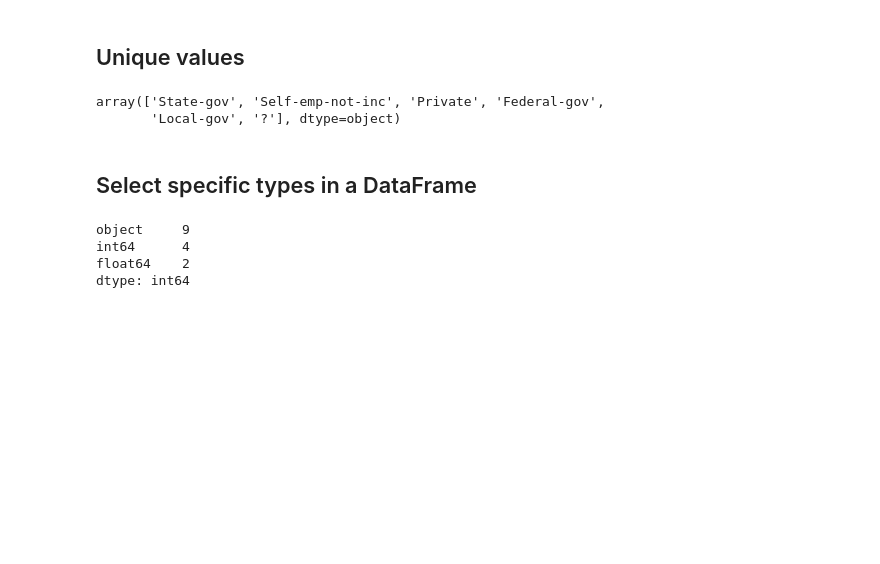
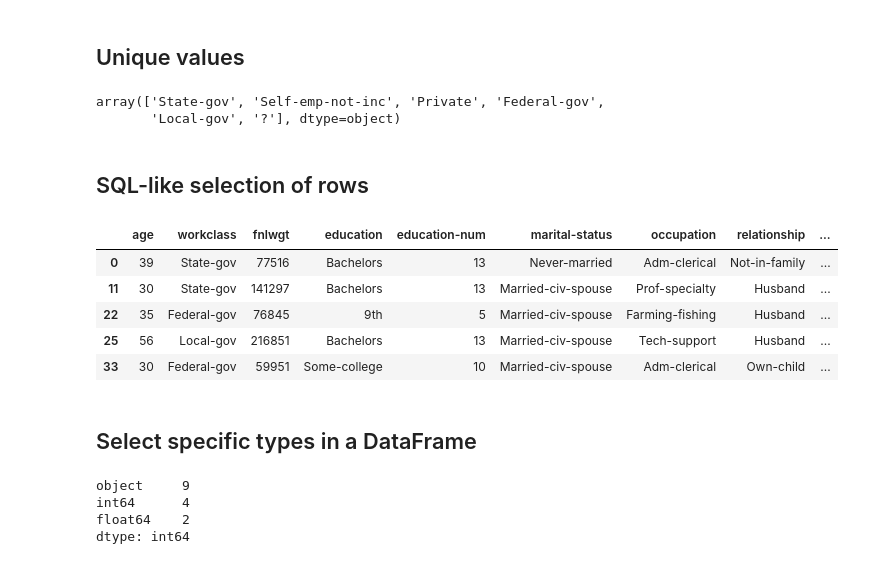
Before and after one commit to jspoelstra/notebooks, a Jupyter notebook: PandasHacks.ipynb, the cells around one changed output. Drawn from its saved outputs; the diff is of its cells as text; code cells hidden in the pictures; blank space fills up the shorter version.

Commit message:
Added row selection based on filter (SQL) and percentiles

```diff
--- a/PandasHacks.ipynb
+++ b/PandasHacks.ipynb
@@ -139,6 +141,20 @@ df.workclass.unique()
 # %% [output]
 array(['State-gov', 'Self-emp-not-inc', 'Private', 'Federal-gov',
        'Local-gov', '?'], dtype=object)
+# %% [markdown]
+<a name="SQL"></a>
+## SQL-like selection of rows
+# %%
+# Make sure to wrap conditions in parenthesis if multiple clauses
+df_where = (df['workclass'].isin(['Federal-gov', 'State-gov', 'Local-gov'])) & (df['age'] >=30)
+df[df_where]
+# %% [output]
+|  | age | workclass | fnlwgt | education | education-num | marital-status | occupation | relationship | ... |
+| 0 | 39 | State-gov | 77516 | Bachelors | 13 | Never-married | Adm-clerical | Not-in-family | ... |
+| 11 | 30 | State-gov | 141297 | Bachelors | 13 | Married-civ-spouse | Prof-specialty | Husband | ... |
+| 22 | 35 | Federal-gov | 76845 | 9th | 5 | Married-civ-spouse | Farming-fishing | Husband | ... |
+| 25 | 56 | Local-gov | 216851 | Bachelors | 13 | Married-civ-spouse | Tech-support | Husband | ... |
+| 33 | 30 | Federal-gov | 59951 | Some-college | 10 | Married-civ-spouse | Adm-clerical | Own-child | ... |
 # %% [markdown]
 <a name="select_types"></a>
 ## Select specific types in a DataFrame
```
Also changed, not shown: parts of 7 cells of this notebook.
